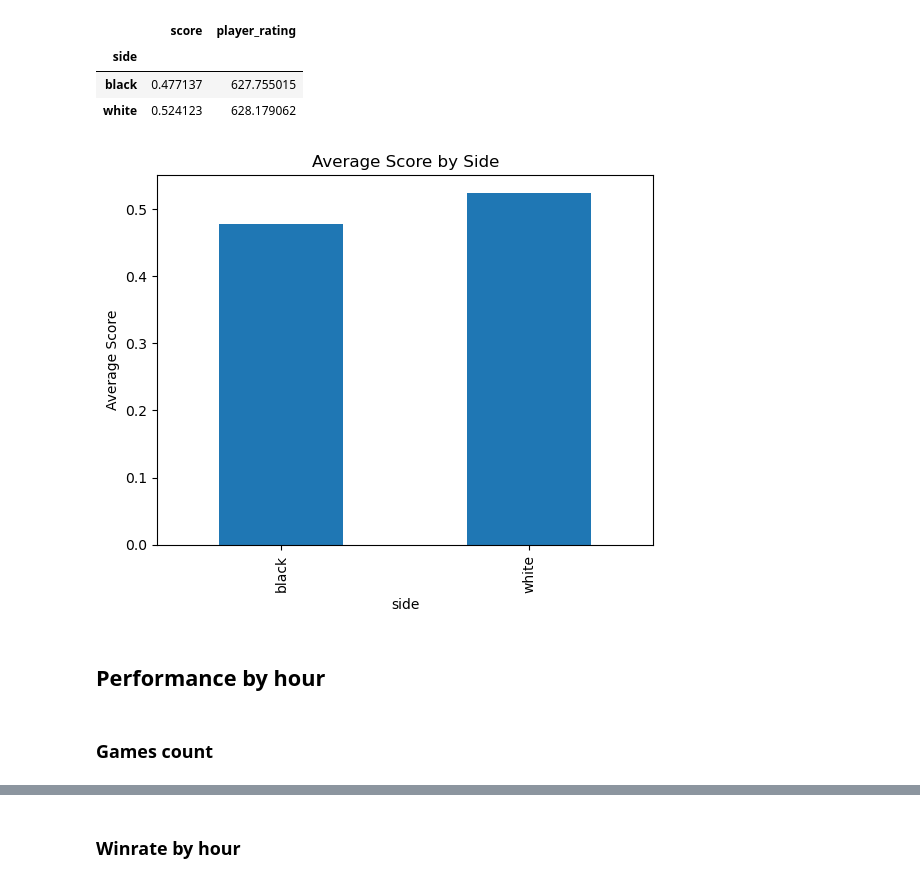
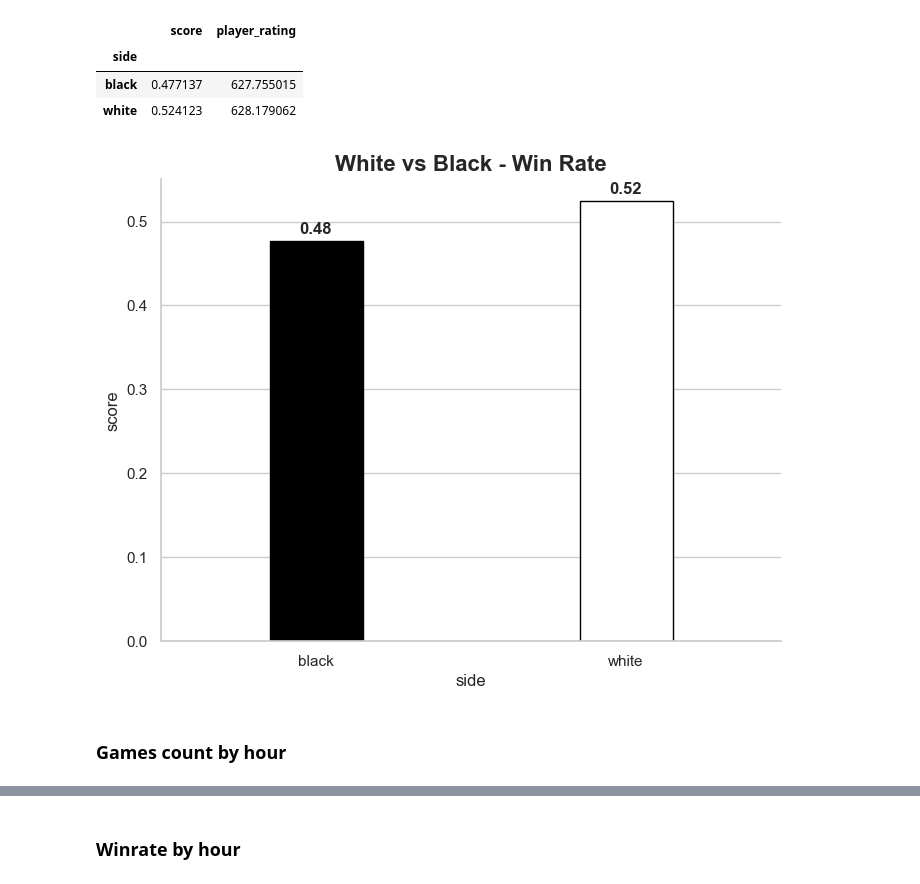
Before and after one commit to elmurie/chesscom-personal-analysis, a Jupyter notebook: notebooks/03_exploratory_analysis.ipynb, the cells around one changed output, grey strips where cells are left out. Drawn from its saved outputs; the diff is of its cells as text; code cells hidden in the pictures.

```diff
--- a/notebooks/03_exploratory_analysis.ipynb
+++ b/notebooks/03_exploratory_analysis.ipynb
@@ -104,13 +107,27 @@ bullet      455
 daily        74
 Name: count, dtype: int64
 # %%
-df["time_class"].value_counts().plot(
-    kind="barh"
+
+df["month_date"] = pd.to_datetime(df[["year", "month"]].assign(day=1))
+monthly = df.groupby(["month_date", "time_class"]).size().reset_index(name="count")
+
+fig, ax = plt.subplots(figsize=(14, 6))
+
+sns.histplot(
+    data=df,
+    x="month_date",
+    hue="time_class",
+    multiple="stack",
+    palette="CMRmap",
+    ax=ax
 )
 
-plt.title("Games by Time Class")
-plt.xlabel("Games Played")
-plt.ylabel("Time Class")
-
+ax.set_title("Monthly Games by Time Class (Absolute)", fontsize=16, fontweight="bold")
+ax.set_xlabel("Month")
+ax.set_ylabel("Games Played")
+ax.xaxis.set_major_formatter(plt.matplotlib.dates.DateFormatter("%b %Y"))
+plt.xticks(rotation=45)
+sns.despine()
+plt.tight_layout()
 plt.show()
 # %% [output]
@@ -324,20 +258,19 @@ white_black
 | black | 0.477137 | 627.755015 |
 | white | 0.524123 | 628.179062 |
 # %%
-white_black["score"].plot(
-    kind="bar"
-)
-
-plt.title("Average Score by Side")
-plt.ylabel("Average Score")
-
+fig, ax = plt.subplots(figsize=(8, 6))
+colors = ["#000", "#FFF"]
+ax.set_title("White vs Black - Win Rate", fontsize=16, weight="bold")
+sns.set_style("white")
+plot = sns.barplot(white_black, x="side", y="score", palette=colors,hue="side",edgecolor="black",width=0.3)
+for container in plot.containers:
+    ax.bar_label(container, fmt='%.2f', padding=3, weight='bold')
+sns.despine()
 plt.show()
 # %% [output]
-[figure, old version]
+[figure, new version]
-# %% [markdown]
-## Performance by hour
 # %% [markdown]
-### Games count
+### Games count by hour
 # %%
 df["hour"].value_counts().sort_index()
 # %% [output]
```
Also changed, not shown: parts of 45 cells of this notebook, 6 other files.
